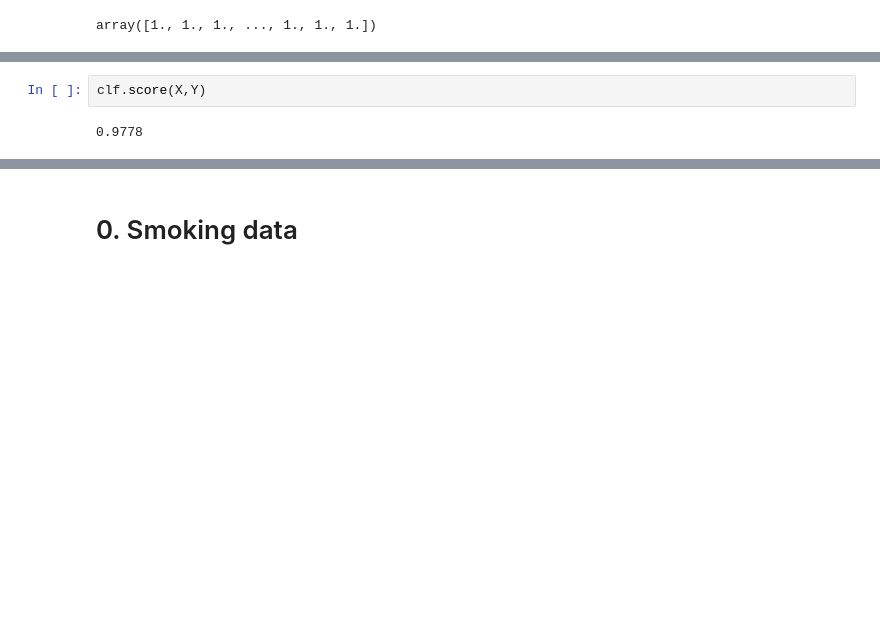
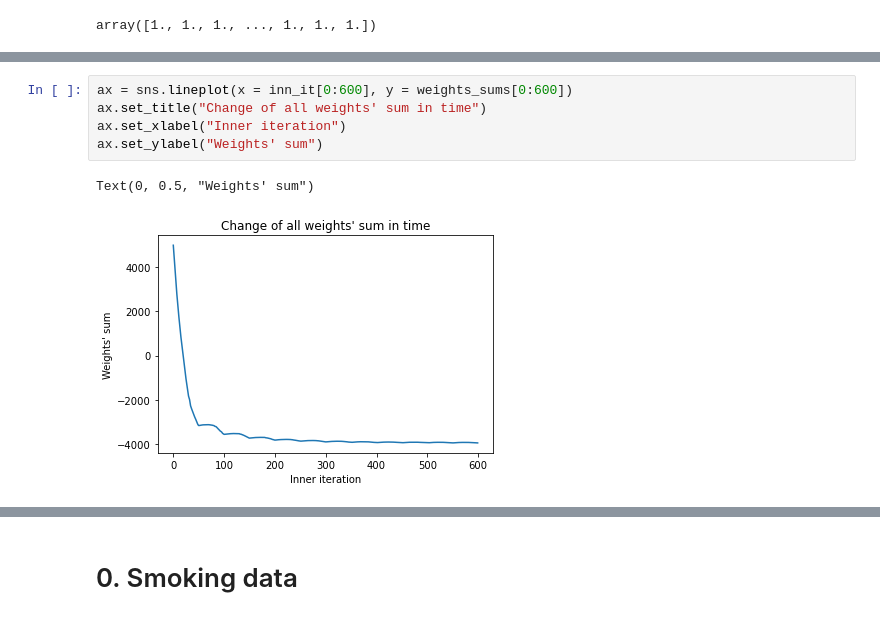
Before and after one commit to WronaPatryk/optimization-project, a Jupyter notebook: c2_notebook.ipynb, the cells around one changed output, grey strips where cells are left out. Saved outputs shown, nothing was run; the diff lists cells and outputs as text; blank space fills up the shorter version.

```diff
--- a/c2_notebook.ipynb
+++ b/c2_notebook.ipynb
@@ -191,4 +259,8 @@ Pipeline(steps=[('standardscaler', StandardScaler()),
 # %%
-clf.score(X,Y)
+ax = sns.lineplot(x = inn_it[0:600], y = weights_sums[0:600])
+ax.set_title("Change of all weights' sum in time")
+ax.set_xlabel("Inner iteration")
+ax.set_ylabel("Weights' sum")
 # %% [output]
-0.9778
+Text(0, 0.5, "Weights' sum")
+[figure, added]
```
Also changed, not shown: parts of 74 cells of this notebook.
